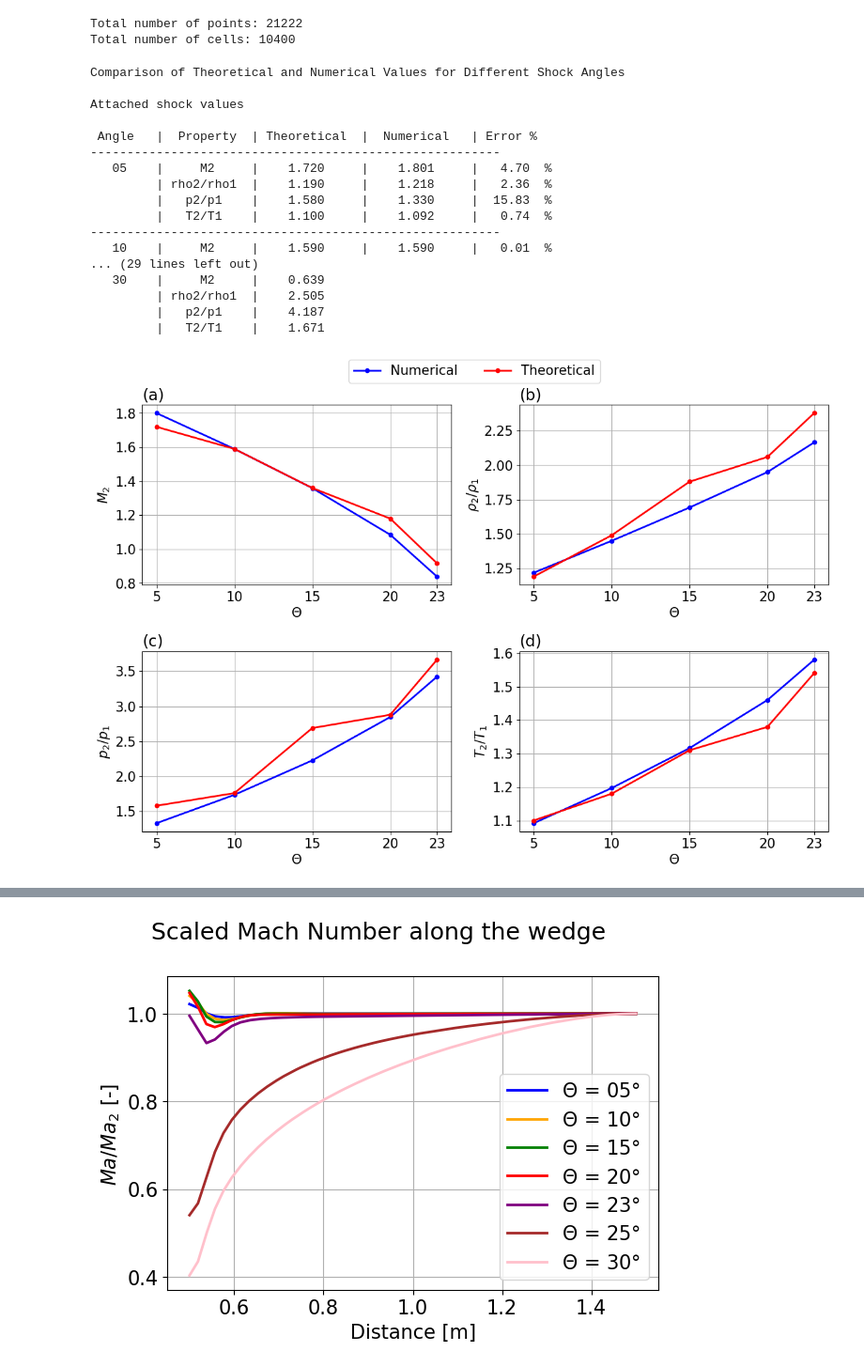
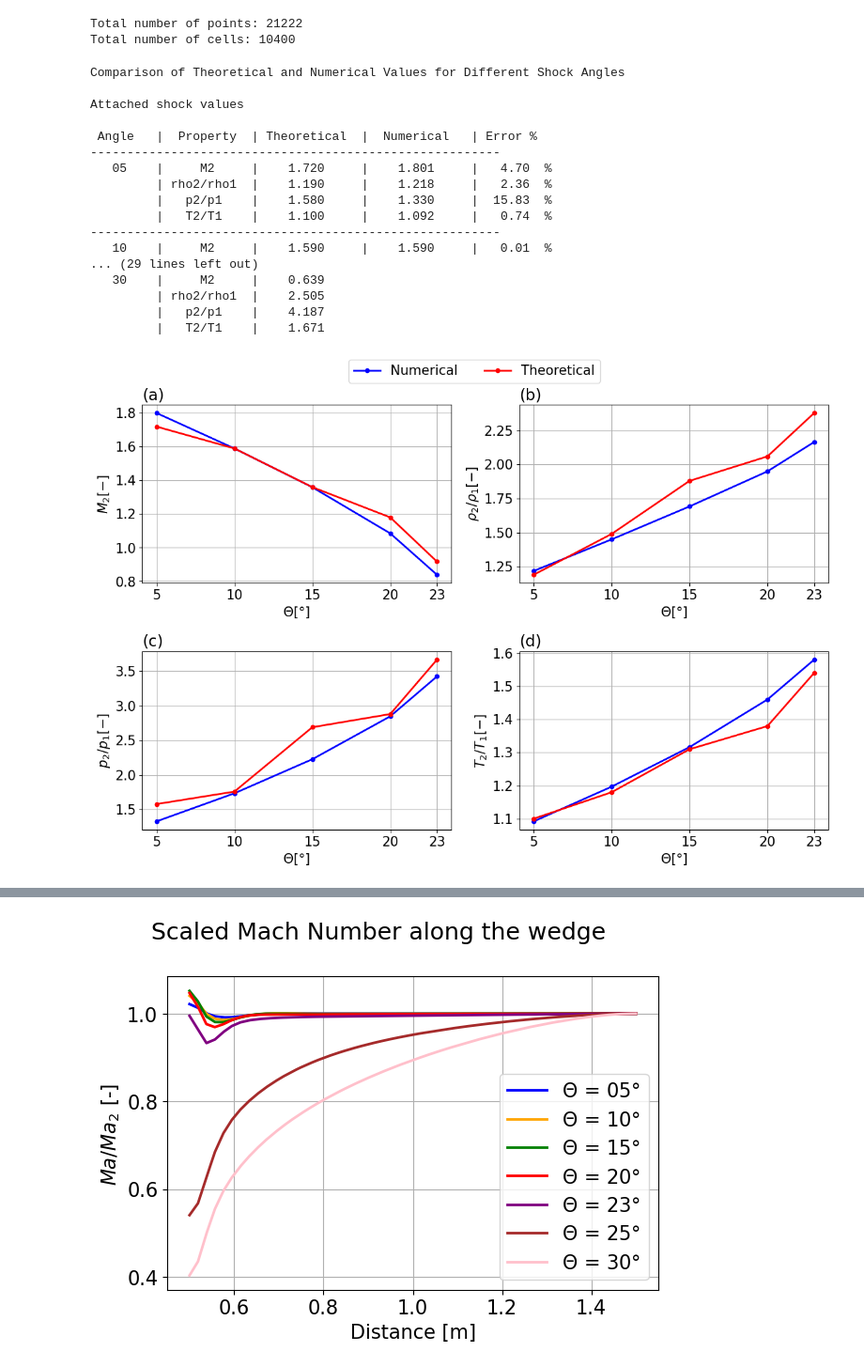
Before and after one commit to JanHab/SuperSonicWedgeFoam, a Jupyter notebook: PythonVis.ipynb, the cells around one changed output, grey strips where cells are left out. Shown: that part at 94% size. Cells and saved outputs as stored; diff of their text form; code cells hidden in the pictures.

```diff
--- a/PythonVis.ipynb
+++ b/PythonVis.ipynb
@@ -283,7 +283,7 @@ properties = ['M2', 'rho2/rho1', 'p2/p1', 'T2/T1']
 values = [M2, rho2/rho1, p2/p1, T2/T1]
 true_values = [M2_true, rho2rho1_true, p2p1_true, T2T1_true]
 titles = ['(a)', '(b)', '(c)', '(d)']
-y_labels = ['$M_2$', '$\\rho_2 / \\rho_1$', '$p_2 / p_1$', '$T_2 / T_1$']
+y_labels = ['$M_2 [-]$', '$\\rho_2 / \\rho_1  [-]$', '$p_2 / p_1  [-]$', '$T_2 / T_1  [-]$']
 
 
 # Plot each property in its respective subplot
@@ -293,38 +293,38 @@ for i, (prop, val, true_val, title, y_label) in enumerate(zip(properties, values
     axs[row, col].plot(Theta_num[:-2], val[:-2], marker='o', color='blue')
     axs[row, col].plot(Theta_num[:-2], true_val, marker='o', color='red')
     axs[row, col].set_title(title, loc='left')
-    axs[row, col].set_xlabel('$\Theta$')
+    axs[row, col].set_xlabel('$\Theta [°]$')
     axs[row, col].set_ylabel(y_label)
 axs[0,0].plot([], [], marker='o', color='blue', label='Numerical')
 axs[0,0].plot([], [], marker='o', color='red', label='Theoretical')
 [ax.set_xticks(Theta_num[:-2]) for ax in axs.flatten()]
 # Create a single legend for all subplots
 handles, labels = axs[0,0].get_legend_handles_labels()
 fig.legend(handles, ['Numerical', 'Theoretical'], bbox_to_anchor=(0.69, 1.04), ncol=2)
 # Adjust layout
 plt.tight_layout()
 # Save the figure
 plt.savefig('Figures/angle_value_results.pdf', bbox_inches='tight')
 plt.show()
 # %% [output]
 Comparison of Theoretical and Numerical Values for Different Shock Angles
 
 Attached shock values
 
  Angle   |  Property  | Theoretical  |  Numerical   | Error %
 --------------------------------------------------------
    05    |     M2     |    1.720     |    1.801     |   4.70  %
          | rho2/rho1  |    1.190     |    1.218     |   2.36  %
          |   p2/p1    |    1.580     |    1.330     |  15.83  %
          |   T2/T1    |    1.100     |    1.092     |   0.74  %
 --------------------------------------------------------
    10    |     M2     |    1.590     |    1.590     |   0.01  %
 ... (29 lines left out)
    30    |     M2     |    0.639
          | rho2/rho1  |    2.505
          |   p2/p1    |    4.187
          |   T2/T1    |    1.671
-[figure, old version]
+[figure, new version]
 # %%
 fig, axs = plt.subplots(nrows=2, ncols=2, figsize=(12, 8))
 title = ['(a)', '(b)', '(c)', '(d)']
```
Also changed, not shown: parts of 1 cell of this notebook, 9 other files.
